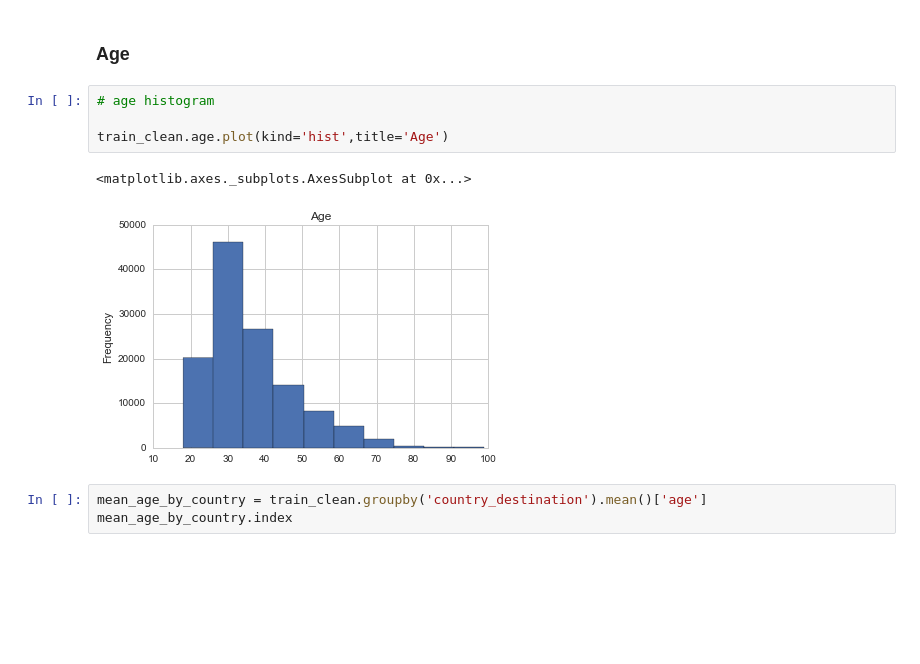
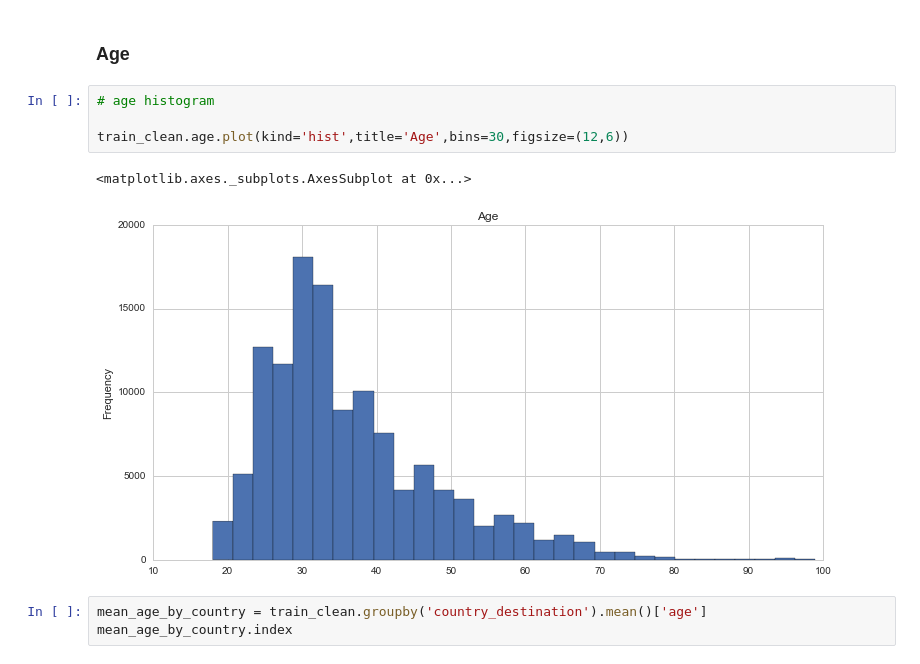
Before and after one commit to derekh34/DAT_SF_18, a Jupyter notebook: Final_Project/Airbnb_DH.ipynb, the cells around one changed output. Saved outputs shown, nothing was run; the diff lists cells and outputs as text; blank space fills up the shorter version.

```diff
--- a/Final_Project/Airbnb_DH.ipynb
+++ b/Final_Project/Airbnb_DH.ipynb
@@ -300,10 +302,10 @@ def plotter(input_col):
 # %%
 # age histogram
 
-train_clean.age.plot(kind='hist',title='Age')
+train_clean.age.plot(kind='hist',title='Age',bins=30,figsize=(12,6))
 # %% [output]
 <matplotlib.axes._subplots.AxesSubplot at 0x...>
-[figure, old version]
+[figure, new version]
 # %%
 mean_age_by_country = train_clean.groupby('country_destination').mean()['age']
 mean_age_by_country.index
```
Also changed, not shown: parts of 2 cells of this notebook.
